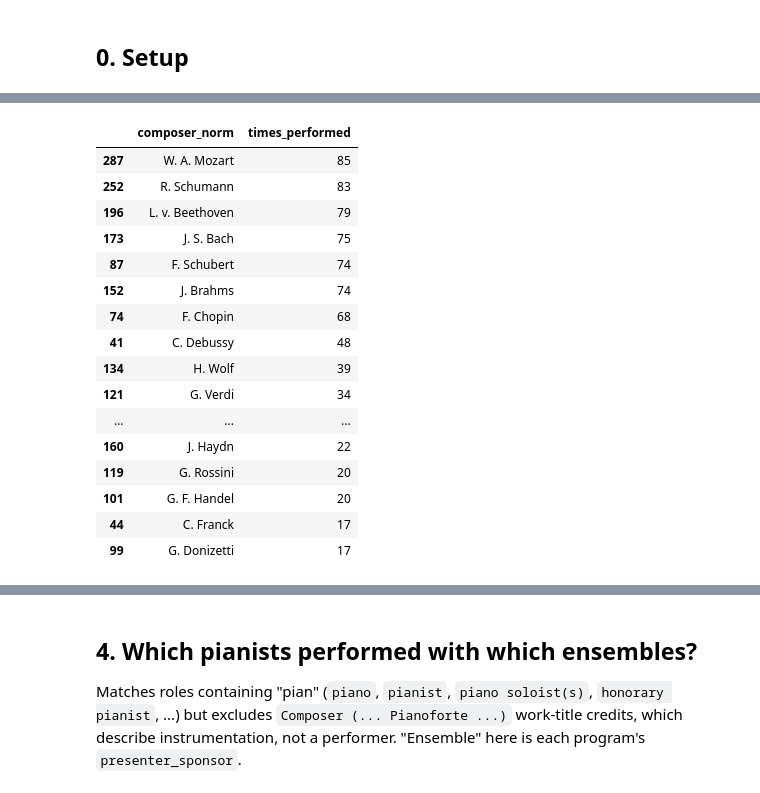
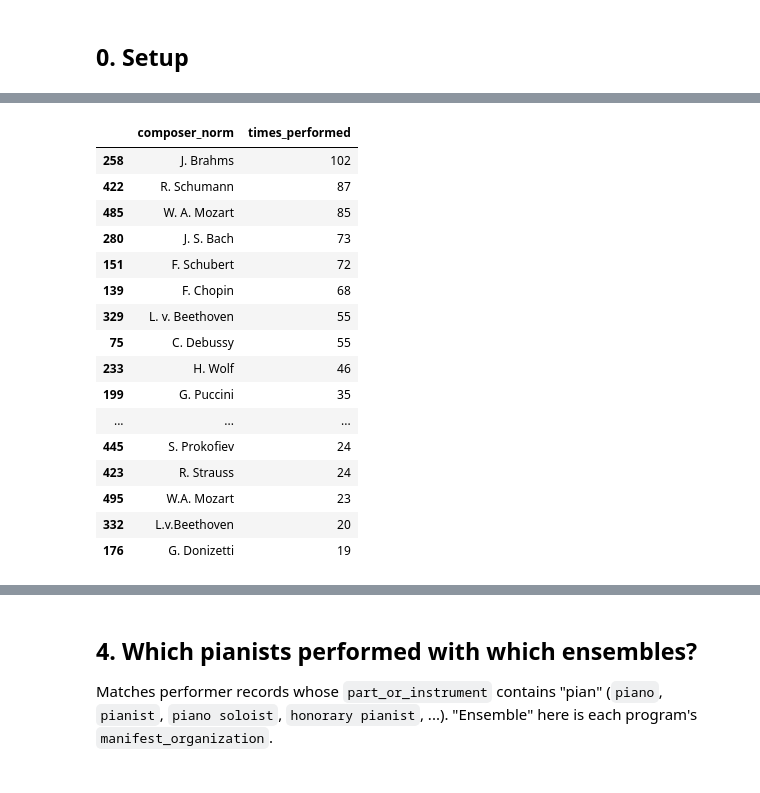
Before and after one commit to RichardFreedman/Summer2026, a Jupyter notebook: Melbourne_Rare_Concert/RareBooks_PatternAnalysis.ipynb, the cells around one changed output, grey strips where cells are left out. Saved outputs shown, nothing was run; the diff lists cells and outputs as text; code cells hidden in the pictures.

```diff
--- a/Melbourne_Rare_Concert/RareBooks_PatternAnalysis.ipynb
+++ b/Melbourne_Rare_Concert/RareBooks_PatternAnalysis.ipynb
@@ -44,32 +41,20 @@ Each event's `credits` field is a free-form dict mixing performer roles (`"condu
 # %%
-with open(data_dir / "concert_programs_events.json", encoding="utf-8") as f:
-    events = json.load(f)["events"]
+with open(data_dir / "concert_program_items.json", encoding="utf-8") as f:
+    items = json.load(f)
 
-print(f"Loaded {len(events)} events")
-
-events_df = pd.DataFrame([
-    {
-        "event_idx": i,
-        "event_name": e.get("event_name"),
-        "event_date": e.get("event_date"),
-        "event_venue": e.get("event_venue"),
-        "event_location": e.get("event_location"),
-        "presenter_sponsor": e.get("presenter_sponsor"),
-        "event_type": e.get("event_type"),
-        "source_file": e.get("_source_file"),
-    }
-    for i, e in enumerate(events)
-])
+items_df = pd.DataFrame(items)
+print(f"Loaded {len(items_df)} items across {items_df['filename'].nunique()} files")
 
 YEAR_RE = re.compile(r"(1[5-9]\d{2}|20\d{2})")
 
 def extract_year(date_text):
-    """Pull the first plausible 4-digit year out of a free-form date string."""
+    """Pull the first plausible 4-digit year out of a free-form date string (handles season
+    ranges like '1967-68' and values like 'Unknown')."""
     if not date_text:
         return None
-    m = YEAR_RE.search(date_text)
+    m = YEAR_RE.search(str(date_text))
     return int(m.group(1)) if m else None
 
-events_df["event_year"] = events_df["event_date"].apply(extract_year)
-events_df.head()
+items_df["year"] = items_df["manifest_date"].apply(extract_year)
+items_df.head()
 # %% [output]
@@ -217,32 +142,37 @@ Counts one credit per work performed (a concert with three pieces by three diffe
 # %%
-mus_composers = composer_credits_long[composer_credits_long["presenter_sponsor"] == "Musashino Academia Musicae"]
+mus_works = items_df[
+    (items_df["record_type"] == "work")
+    & (items_df["manifest_organization"] == "Musashino Academia Musicae")
+].copy()
+mus_works["composer_norm"] = mus_works["composer"].fillna("").str.split(",").str[0].str.strip()
+mus_works = mus_works[mus_works["composer_norm"] != ""]
 
 composer_counts = (
-    mus_composers.groupby("composer_norm")
+    mus_works.groupby("composer_norm")
     .size()
     .reset_index(name="times_performed")
     .sort_values("times_performed", ascending=False)
 )
 top_composers = composer_counts.head(20)
 top_composers
 # %% [output]
 |  | composer_norm | times_performed |
-| 287 | W. A. Mozart | 85 |
-| 252 | R. Schumann | 83 |
-| 196 | L. v. Beethoven | 79 |
-| 173 | J. S. Bach | 75 |
-| 87 | F. Schubert | 74 |
-| 152 | J. Brahms | 74 |
-| 74 | F. Chopin | 68 |
-| 41 | C. Debussy | 48 |
-| 134 | H. Wolf | 39 |
-| 121 | G. Verdi | 34 |
+| 258 | J. Brahms | 102 |
+| 422 | R. Schumann | 87 |
+| 485 | W. A. Mozart | 85 |
+| 280 | J. S. Bach | 73 |
+| 151 | F. Schubert | 72 |
+| 139 | F. Chopin | 68 |
+| 329 | L. v. Beethoven | 55 |
+| 75 | C. Debussy | 55 |
+| 233 | H. Wolf | 46 |
+| 199 | G. Puccini | 35 |
 | ... | ... | ... |
-| 160 | J. Haydn | 22 |
-| 119 | G. Rossini | 20 |
-| 101 | G. F. Handel | 20 |
-| 44 | C. Franck | 17 |
-| 99 | G. Donizetti | 17 |
+| 445 | S. Prokofiev | 24 |
+| 423 | R. Strauss | 24 |
+| 495 | W.A. Mozart | 23 |
+| 332 | L.v.Beethoven | 20 |
+| 176 | G. Donizetti | 19 |
 # %%
 fig = px.bar(
     top_composers,
@@ -259,5 +189,5 @@ fig.show()
 # %% [markdown]
 ## 4. Which pianists performed with which ensembles?
 
-Matches roles containing "pian" (`piano`, `pianist`, `piano soloist(s)`, `honorary pianist`, ...) but excludes `Composer (... Pianoforte ...)` work-title credits, which describe instrumentation, not a performer. "Ensemble" here is each program's `presenter_sponsor`.
+Matches performer records whose `part_or_instrument` contains "pian" (`piano`, `pianist`, `piano soloist`, `honorary pianist`, ...). "Ensemble" here is each program's `manifest_organization`.
 # %%
```
Also changed, not shown: parts of 13 cells of this notebook, 23 other files.
